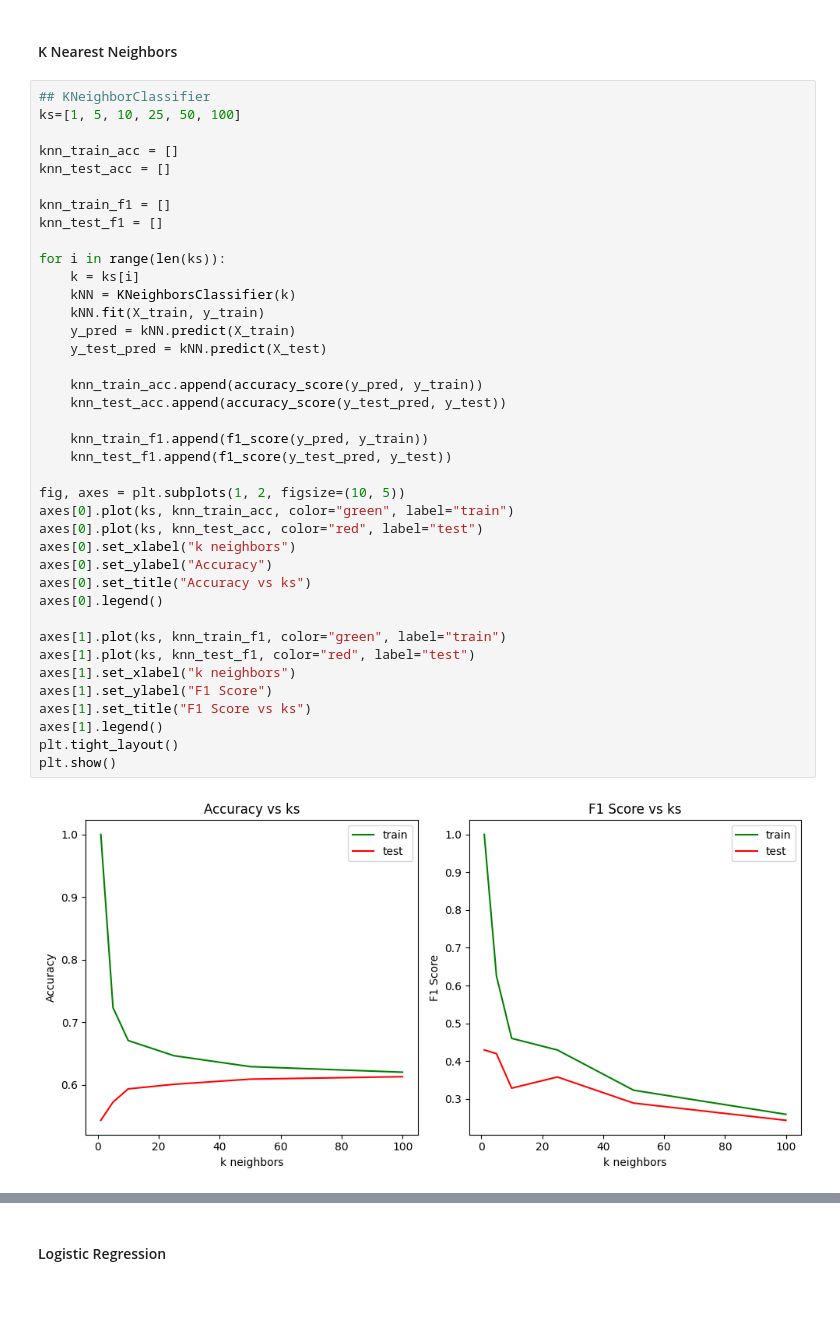
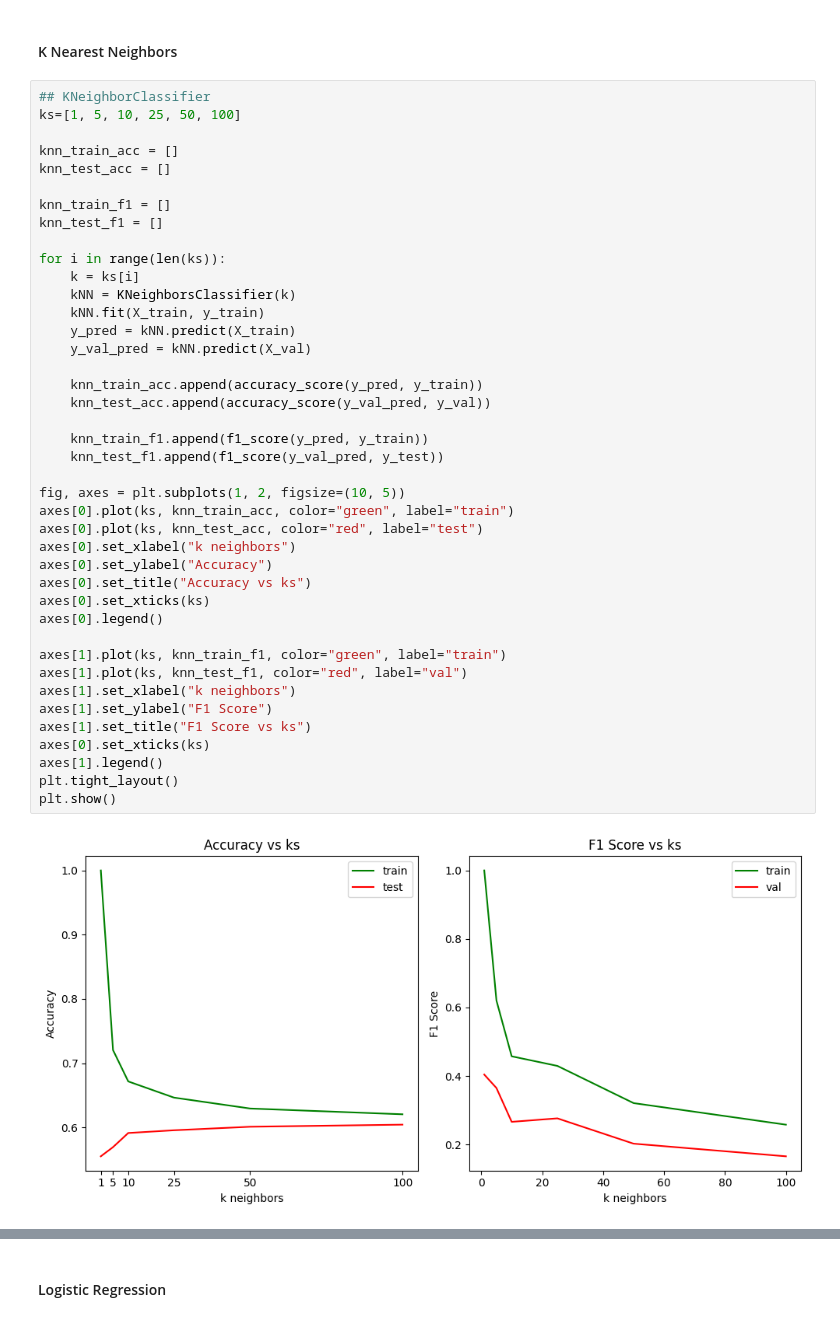
Before and after one commit to minhngo3818/cs178-diabetes-project, a Jupyter notebook: main.ipynb, the cells around one changed output, grey strips where cells are left out. Saved outputs shown, nothing was run; the diff lists cells and outputs as text.

```diff
--- a/main.ipynb
+++ b/main.ipynb
@@ -168,38 +93,40 @@ knn_test_acc = []
 
 knn_train_f1 = []
 knn_test_f1 = []
 
 for i in range(len(ks)):
     k = ks[i]
     kNN = KNeighborsClassifier(k)
     kNN.fit(X_train, y_train)
     y_pred = kNN.predict(X_train)
-    y_test_pred = kNN.predict(X_test)
+    y_val_pred = kNN.predict(X_val)
 
     knn_train_acc.append(accuracy_score(y_pred, y_train))
-    knn_test_acc.append(accuracy_score(y_test_pred, y_test))
+    knn_test_acc.append(accuracy_score(y_val_pred, y_val))
 
     knn_train_f1.append(f1_score(y_pred, y_train))
-    knn_test_f1.append(f1_score(y_test_pred, y_test))
+    knn_test_f1.append(f1_score(y_val_pred, y_test))
 
 fig, axes = plt.subplots(1, 2, figsize=(10, 5))
 axes[0].plot(ks, knn_train_acc, color="green", label="train")
 axes[0].plot(ks, knn_test_acc, color="red", label="test")
 axes[0].set_xlabel("k neighbors")
 axes[0].set_ylabel("Accuracy")
 axes[0].set_title("Accuracy vs ks")
+axes[0].set_xticks(ks)
 axes[0].legend()
 
 axes[1].plot(ks, knn_train_f1, color="green", label="train")
-axes[1].plot(ks, knn_test_f1, color="red", label="test")
+axes[1].plot(ks, knn_test_f1, color="red", label="val")
 axes[1].set_xlabel("k neighbors")
 axes[1].set_ylabel("F1 Score")
 axes[1].set_title("F1 Score vs ks")
+axes[0].set_xticks(ks)
 axes[1].legend()
 plt.tight_layout()
 plt.show()
 # %% [output]
-[figure, old version]
+[figure, new version]
 # %%
 # Select k = 50 for best fit for kNN models
 kNN = KNeighborsClassifier(25)
```
Also changed, not shown: parts of 23 cells of this notebook, 1 other file.
